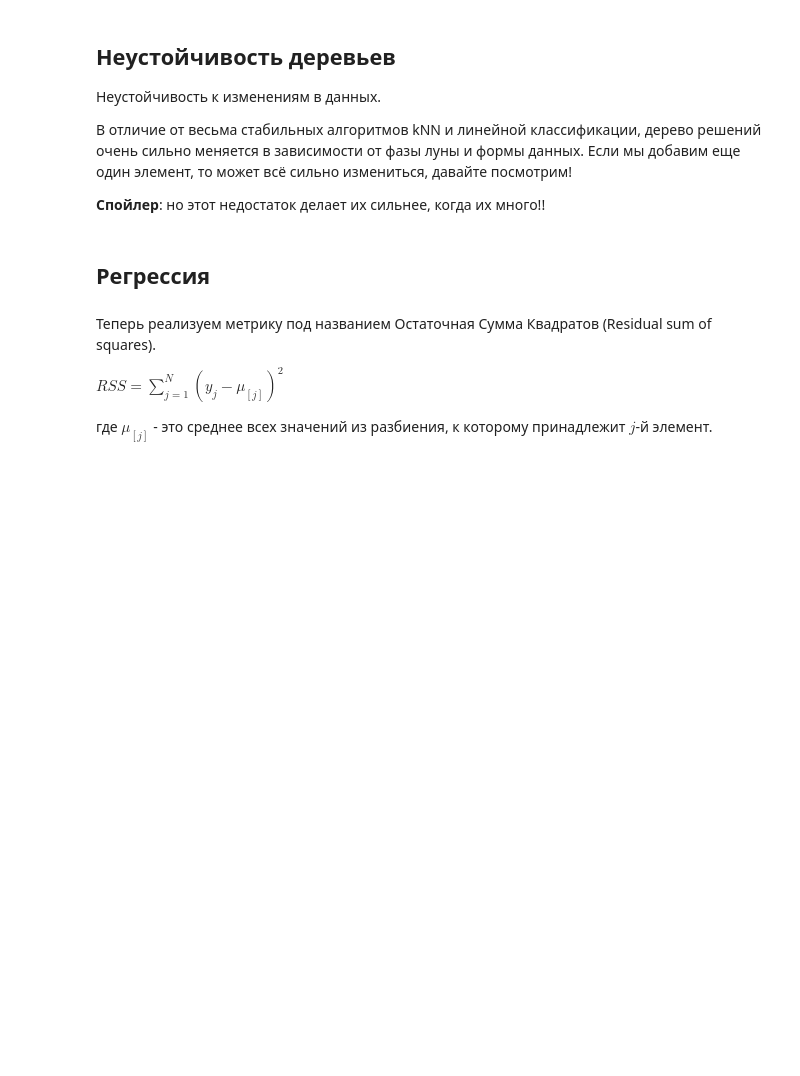
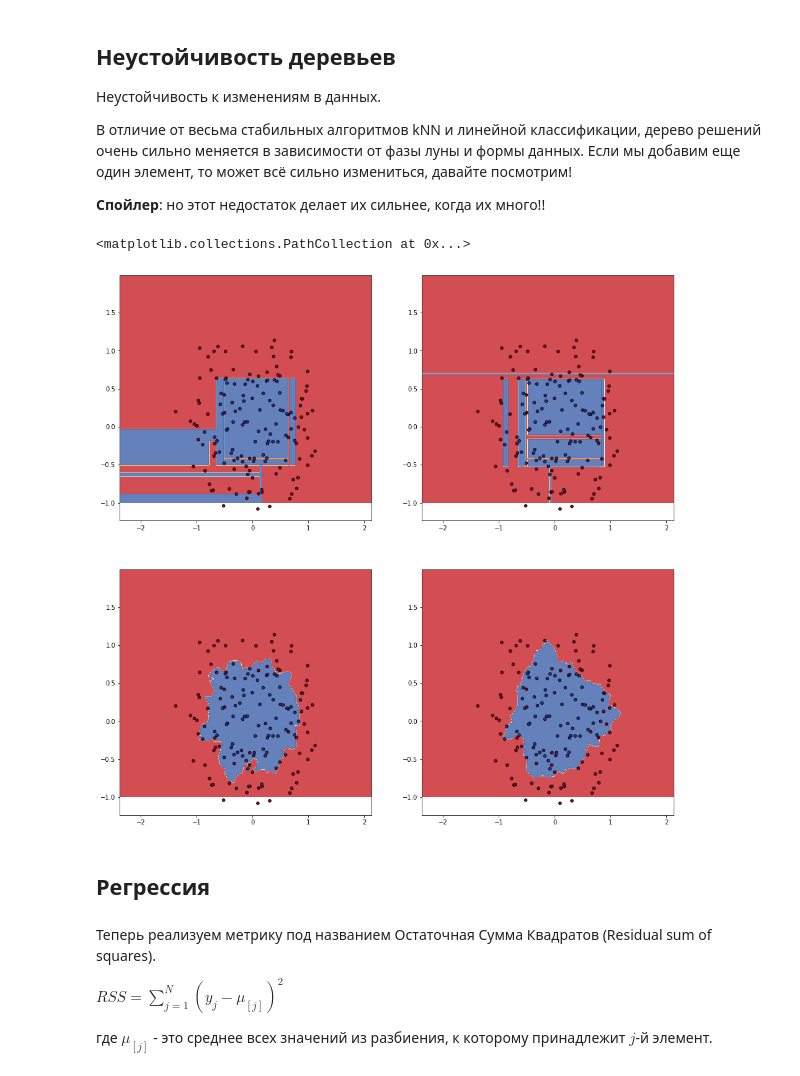
Before and after one commit to 7bits/ml-courses-7bits, a Jupyter notebook: 02-ml-advanced/06_desicion_trees/02-ws-decision-trees.ipynb, the cells around one changed output. Drawn from its saved outputs; the diff is of its cells as text; code cells hidden in the pictures; blank space fills up the shorter version.

```diff
--- a/02-ml-advanced/06_desicion_trees/02-ws-decision-trees.ipynb
+++ b/02-ml-advanced/06_desicion_trees/02-ws-decision-trees.ipynb
@@ -92,0 +117,17 @@ def entropy(y):
+# %%
+def gini_index(y: np.ndarray) -> float:
+    """Вычисляет индекс Джини для выборки.
+
+    Args:
+      y: массив меток классов, например [1,2,3,1,4,2]
+
+    Returns:
+      float: индекс джини
+    """
+    pass
+
+
+sample = np.array([1,1,2,3,3,3,3,3,3,3,1,2,3,1])
+assert np.abs(gini_index(sample) - 0.5714285714285714) < 0.000000001
+assert gini_index(np.array([1,1,1,1,1,1])) == 0.0
+assert gini_index(np.array([1,2,1,2])) == 0.5
@@ -331,34 +566,39 @@ plt.scatter(X[:,0], X[:,1], c=y, cmap=plt.cm.RdYlBu, edgecolor='black', s=150)
 # %%
 X, y = make_circles(n_samples=150, noise=0.2, factor=0.5, random_state=1)
 
 plt.figure(figsize=(16,16))
 
+X1, y1 = X[40:], y[40:]
+X2, y2 = X[:110], y[:110]
 
 #################### Tree ##################
 
-clf = build_next_node(X[10:], y[10:], gini_index)
+clf = build_next_node(X1, y1, gini_index)
 plt.subplot(221)
 fill_color(clf, X, y, cmap=plt.cm.RdYlBu)
 plt.scatter(X[:,0], X[:,1], c=y, cmap=plt.cm.RdYlBu, edgecolor='black', s=20)
 
-clf = build_next_node(X[:140], y[:140], gini_index)
+clf = build_next_node(X2, y2, gini_index)
 plt.subplot(222)
 fill_color(clf, X, y, cmap=plt.cm.RdYlBu)
 plt.scatter(X[:,0], X[:,1], c=y, cmap=plt.cm.RdYlBu, edgecolor='black', s=20)
 
 #################### KNN ########################
 
 clf = KNeighborsClassifier(5)
-clf.fit(X[10:], y[10:])
+clf.fit(X1, y1)
 plt.subplot(223)
 fill_color(clf, X, y, cmap=plt.cm.RdYlBu, proba=False)
 plt.scatter(X[:,0], X[:,1], c=y, cmap=plt.cm.RdYlBu, edgecolor='black', s=20)
 
 clf = KNeighborsClassifier(5)
-clf.fit(X[:140], y[:140])
+clf.fit(X2, y2)
 plt.subplot(224)
 fill_color(clf, X, y, cmap=plt.cm.RdYlBu, proba=False)
 plt.scatter(X[:,0], X[:,1], c=y, cmap=plt.cm.RdYlBu, edgecolor='black', s=20)
+# %% [output]
+<matplotlib.collections.PathCollection at 0x...>
+[figure, added]
 # %% [markdown]
 ## Регрессия
 # %% [markdown]
```
Also changed, not shown: parts of 53 cells of this notebook.
